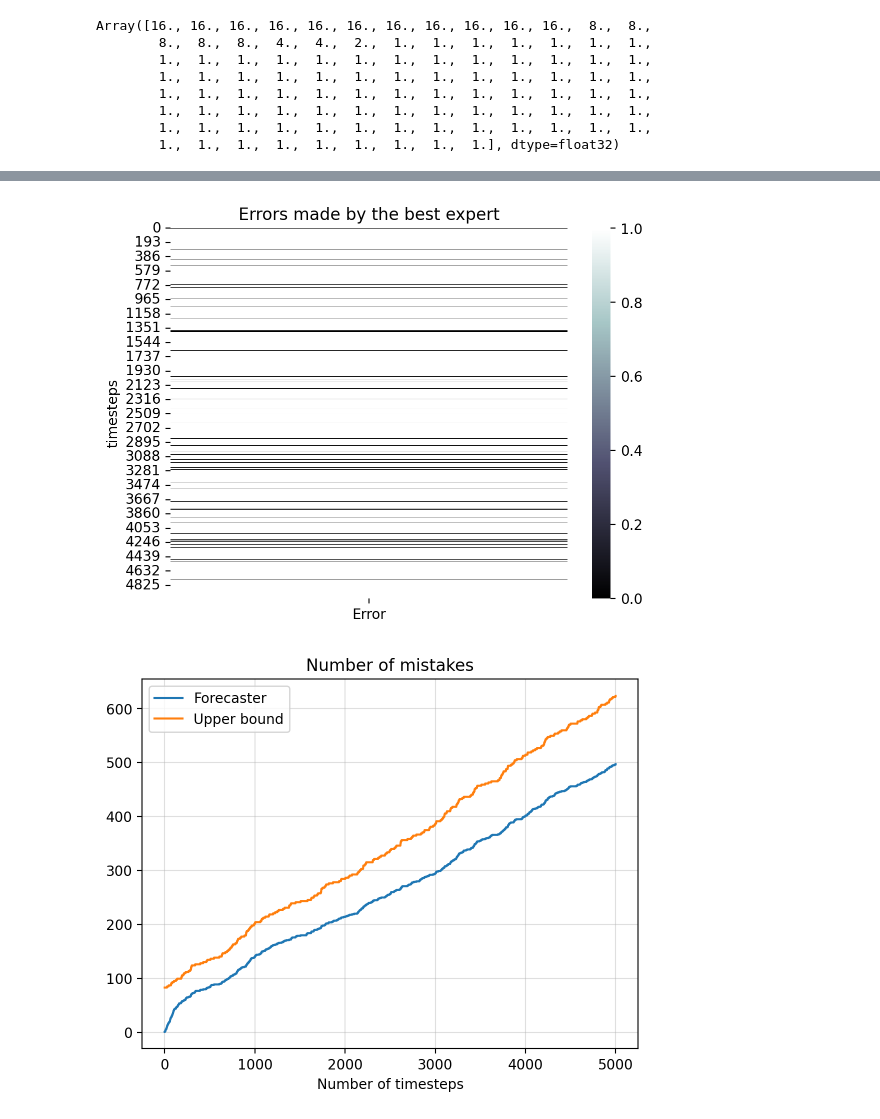
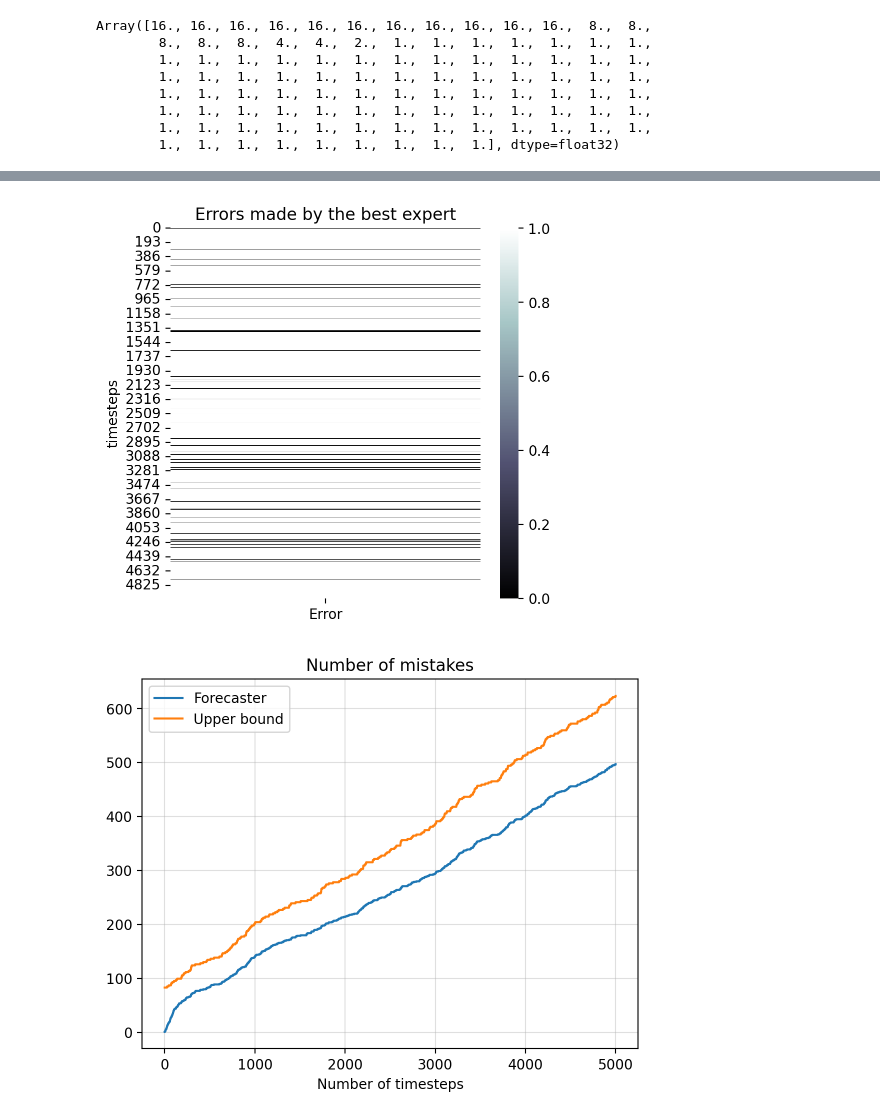
Before and after one commit to gerdm/prediction-learning-games, a Jupyter notebook: ch01-introduction/01-gentle-start.ipynb, the cells around one changed output, grey strips where cells are left out. Cells and saved outputs as stored; diff of their text form; code cells hidden in the pictures.

```diff
--- a/ch01-introduction/01-gentle-start.ipynb
+++ b/ch01-introduction/01-gentle-start.ipynb
@@ -193,11 +221,12 @@ experts = jnp.insert(experts, true_expert_where, true_expert, axis=1)
 
 min_errors = (true_expert != oracle).cumsum()
 # %%
-sns.heatmap(jnp.c_[oracle == true_expert], cmap="bone", xticklabels=["Error"])
+fig, ax = plt.subplots(figsize=(5, 4.8))
+sns.heatmap(jnp.c_[oracle == true_expert], cmap="bone", xticklabels=["Error"], ax=ax)
 plt.title("Errors made by the best expert")
 plt.ylabel("timesteps");
 # %% [output]
-[figure, old version]
+[figure, new version]
 # %%
 w_init = jnp.ones(n_experts + 1)
 state_init = (w_init, 0)
```
Also changed, not shown: parts of 2 cells of this notebook.
